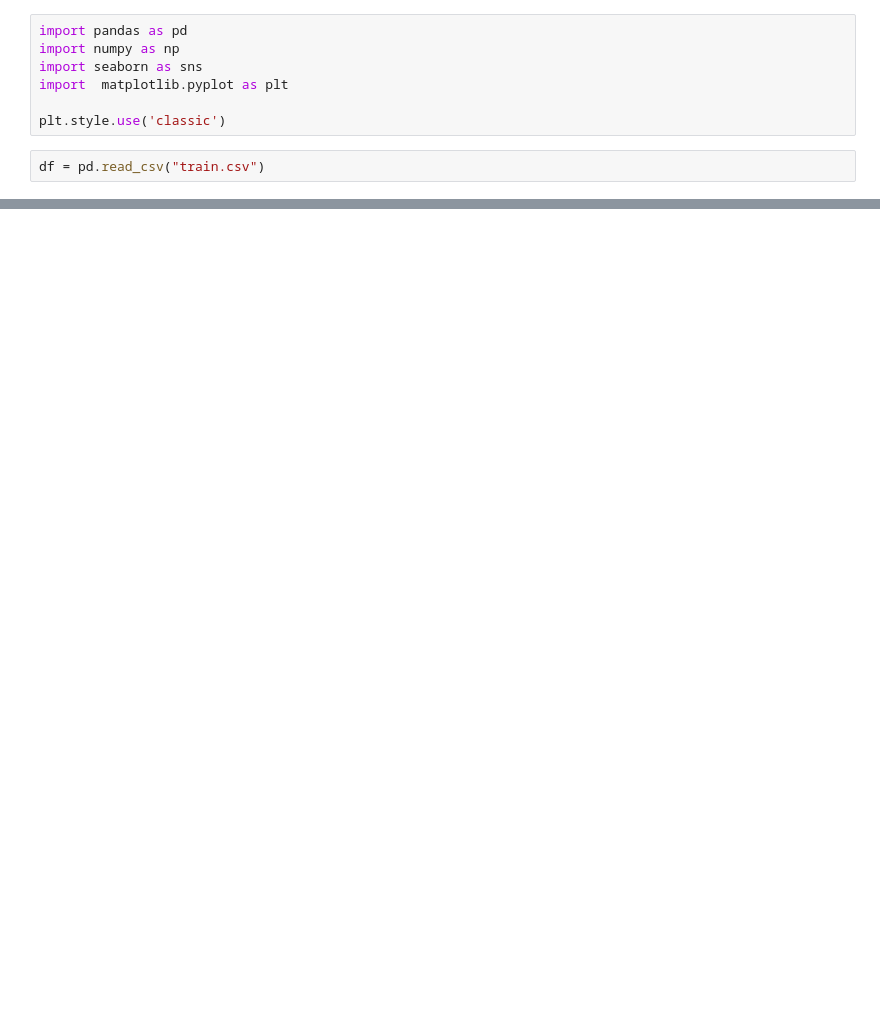
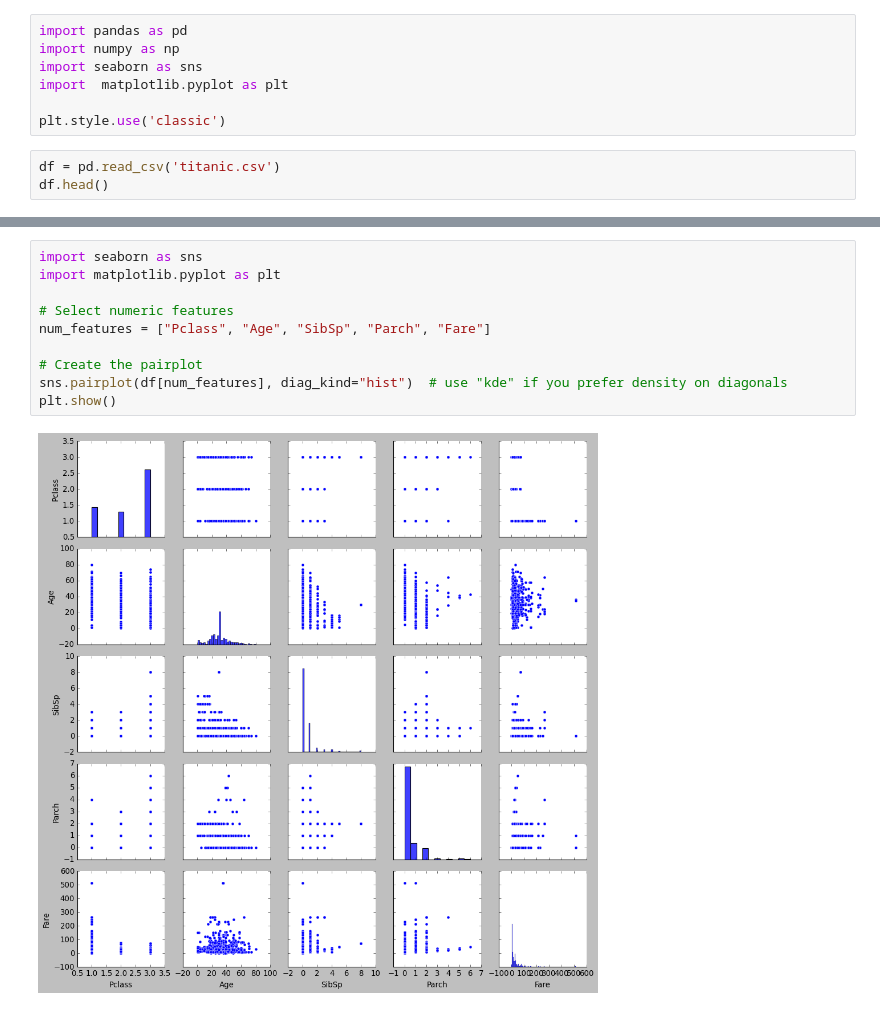
Before and after one commit to KyleSDeveloper/mini-project-1, a Jupyter notebook: main.ipynb, the cells around one changed output, grey strips where cells are left out. Saved outputs shown, nothing was run; the diff lists cells and outputs as text; blank space fills up the shorter version.

```diff
--- a/main.ipynb
+++ b/main.ipynb
@@ -6,4 +6,5 @@ import  matplotlib.pyplot as plt
 
 plt.style.use('classic')
 # %%
-df = pd.read_csv("train.csv")
+df = pd.read_csv('titanic.csv')
+df.head()
@@ -9,0 +30,12 @@ df = pd.read_csv("train.csv")
+# %%
+import seaborn as sns
+import matplotlib.pyplot as plt
+
+# Select numeric features
+num_features = ["Pclass", "Age", "SibSp", "Parch", "Fare"]
+
+# Create the pairplot
+sns.pairplot(df[num_features], diag_kind="hist")  # use "kde" if you prefer density on diagonals
+plt.show()
+# %% [output]
+[figure, added]
```
Also changed, not shown: parts of 22 cells of this notebook.
